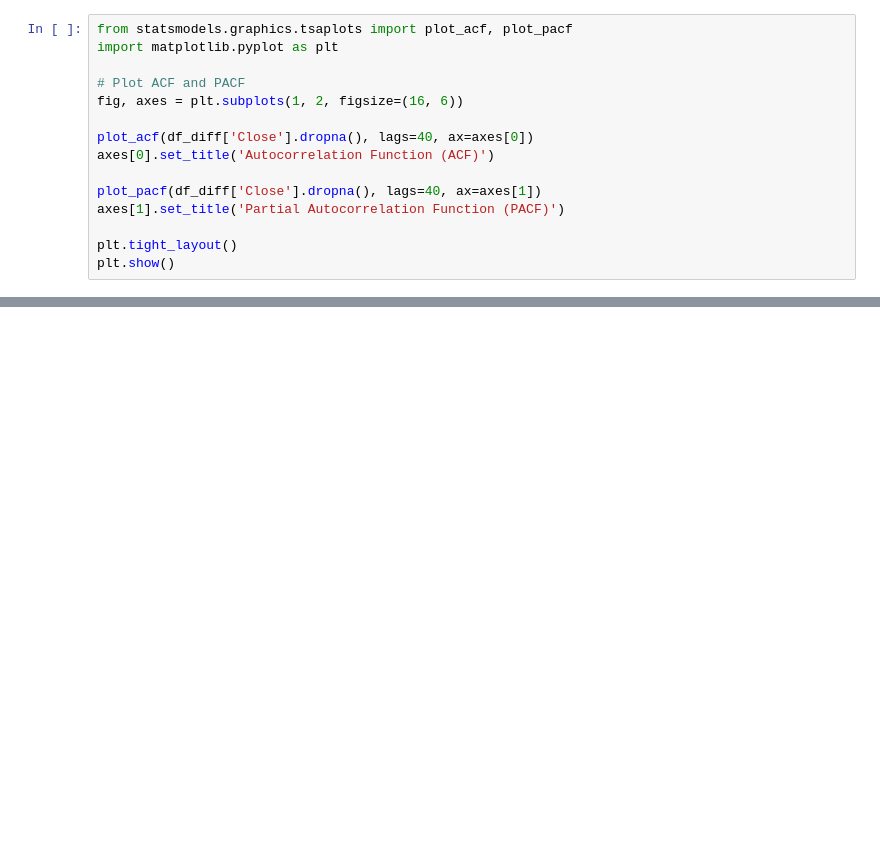
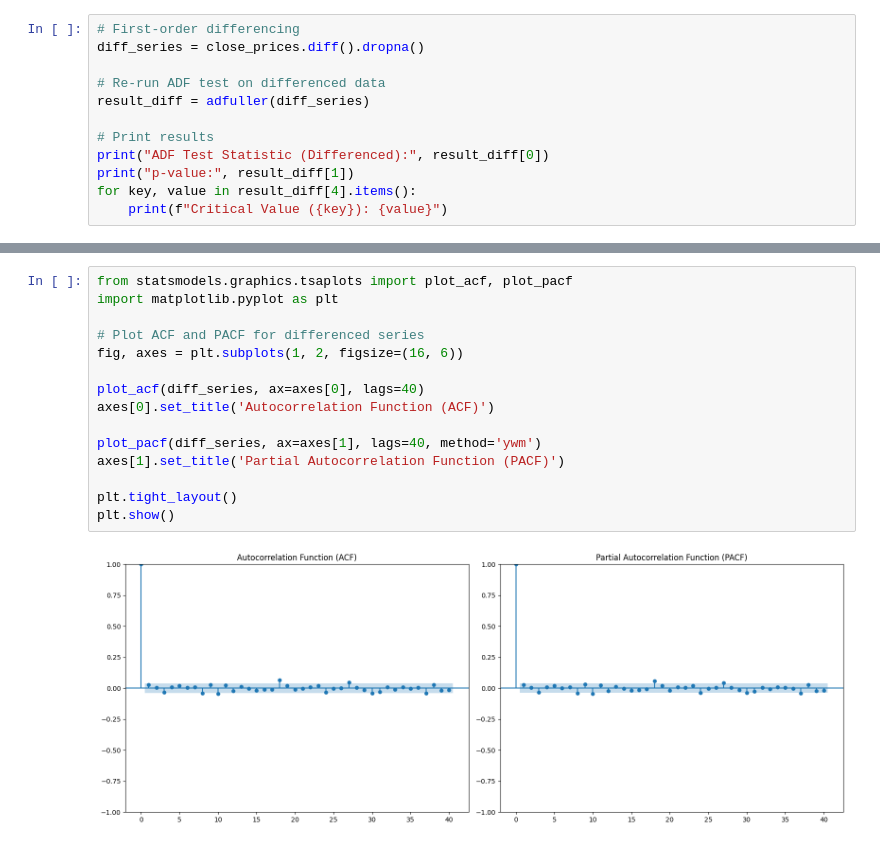
Before and after one commit to ridhwansalim/CODING-SAMURAI-INTERNSHIP-TASK, a Jupyter notebook: Level3/Project5_TimeSeries_Stocks/Apple_TimeSeries.ipynb, the cells around one changed output, grey strips where cells are left out. Saved outputs shown, nothing was run; the diff lists cells and outputs as text; blank space fills up the shorter version.

```diff
--- a/Level3/Project5_TimeSeries_Stocks/Apple_TimeSeries.ipynb
+++ b/Level3/Project5_TimeSeries_Stocks/Apple_TimeSeries.ipynb
@@ -123,16 +118,13 @@ Now, we'll use the **Autocorrelation Function (ACF)** and **Partial Autocorrelat
 # %%
-from statsmodels.graphics.tsaplots import plot_acf, plot_pacf
-import matplotlib.pyplot as plt
+# First-order differencing
+diff_series = close_prices.diff().dropna()
 
-# Plot ACF and PACF
-fig, axes = plt.subplots(1, 2, figsize=(16, 6))
+# Re-run ADF test on differenced data
+result_diff = adfuller(diff_series)
 
-plot_acf(df_diff['Close'].dropna(), lags=40, ax=axes[0])
-axes[0].set_title('Autocorrelation Function (ACF)')
-
-plot_pacf(df_diff['Close'].dropna(), lags=40, ax=axes[1])
-axes[1].set_title('Partial Autocorrelation Function (PACF)')
-
-plt.tight_layout()
-plt.show()
+# Print results
+print("ADF Test Statistic (Differenced):", result_diff[0])
+print("p-value:", result_diff[1])
+for key, value in result_diff[4].items():
+    print(f"Critical Value ({key}): {value}")
 # %% [output]
@@ -140,0 +142,17 @@ KeyError: 'Close'
+# %%
+from statsmodels.graphics.tsaplots import plot_acf, plot_pacf
+import matplotlib.pyplot as plt
+
+# Plot ACF and PACF for differenced series
+fig, axes = plt.subplots(1, 2, figsize=(16, 6))
+
+plot_acf(diff_series, ax=axes[0], lags=40)
+axes[0].set_title('Autocorrelation Function (ACF)')
+
+plot_pacf(diff_series, ax=axes[1], lags=40, method='ywm')
+axes[1].set_title('Partial Autocorrelation Function (PACF)')
+
+plt.tight_layout()
+plt.show()
+# %% [output]
+[figure, added]
```
Also changed, not shown: parts of 19 cells of this notebook.
